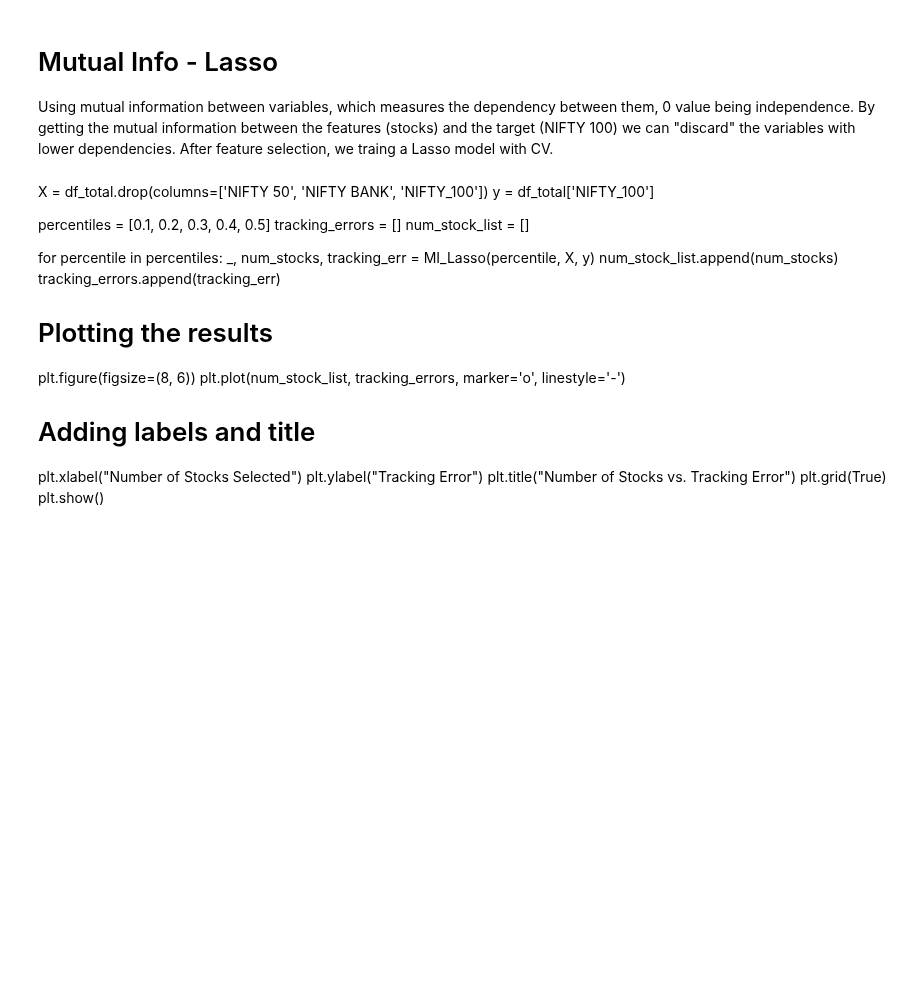
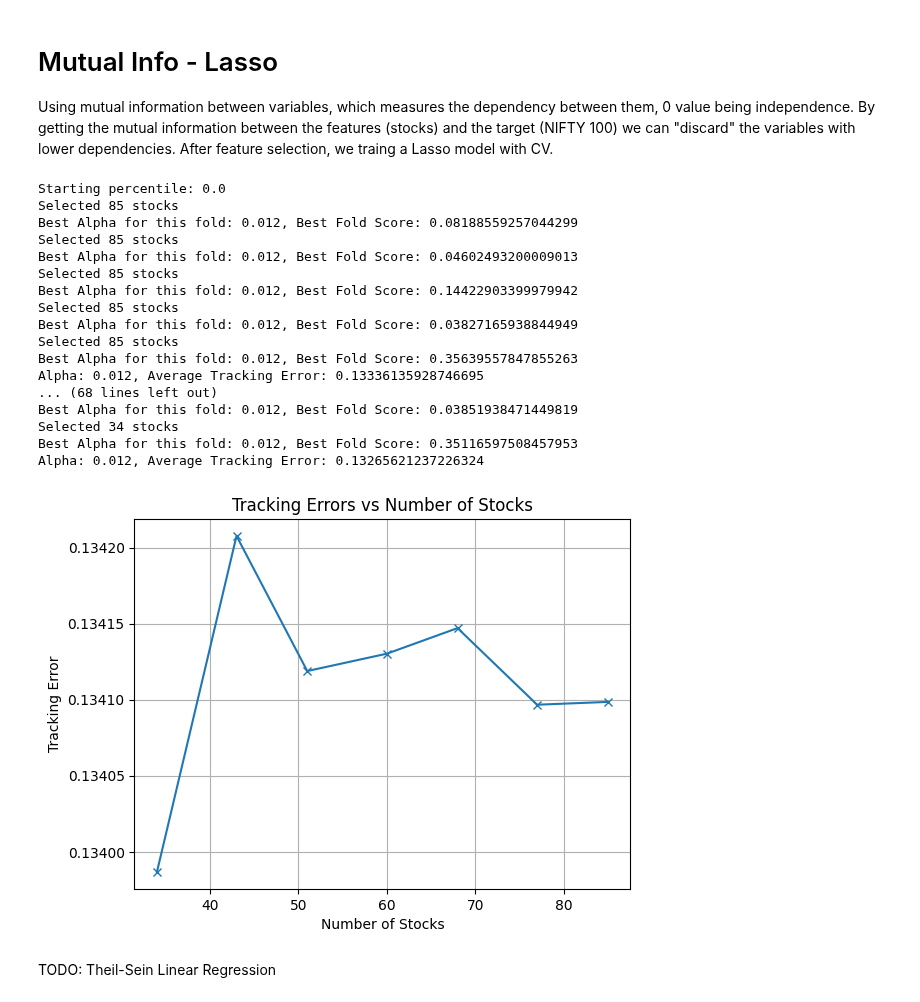
Before and after one commit to dbriito13/CSCA5622, a Jupyter notebook: nifty-50-partial-replication.ipynb, the cells around one changed output. Cells and saved outputs as stored; diff of their text form; code cells hidden in the pictures; blank space fills up the shorter version.

```diff
--- a/nifty-50-partial-replication.ipynb
+++ b/nifty-50-partial-replication.ipynb
@@ -188,7 +188,7 @@ def Lasso_Lasso(alpha, X, y):
 
         selector = SelectFromModel(lasso_fs, threshold=10e-10, max_features=None)  # Adjust threshold as needed
         X_selected_train = selector.transform(X_scaled)
-        X_selected_test = selector.transform(X_scaled)
+        X_selected_test = selector.transform(X_test_cv)
 
         selected_features = np.where(selector.get_support())[0]
         print(f"Selected {len(selected_features)} stocks")
@@ -378,23 +395,52 @@ def MI_Lasso(percentile, X, y):
-# %% [markdown]
-X = df_total.drop(columns=['NIFTY 50', 'NIFTY BANK', 'NIFTY_100'])
-y = df_total['NIFTY_100']
-
-percentiles = [0.1, 0.2, 0.3, 0.4, 0.5]
-tracking_errors = []
-num_stock_list = []
-
-for percentile in percentiles:
-    _, num_stocks, tracking_err = MI_Lasso(percentile, X, y)
-    num_stock_list.append(num_stocks)
-    tracking_errors.append(tracking_err)
-
-# Plotting the results
-plt.figure(figsize=(8, 6))
-plt.plot(num_stock_list, tracking_errors, marker='o', linestyle='-')
-
-# Adding labels and title
-plt.xlabel("Number of Stocks Selected")
-plt.ylabel("Tracking Error")
-plt.title("Number of Stocks vs. Tracking Error")
-plt.grid(True)
-plt.show()
+# %%
+df_total_z = df_total.replace(0, np.nan)  # Convert zeroes back to NaNs
+df_total_returns = df_total_z.pct_change().dropna()
+df_total_returns = 100*df_total_returns
+X = df_total_returns.drop(columns=['NIFTY 50', 'NIFTY BANK', 'NIFTY_100'])
+y = df_total_returns['NIFTY_100']
+
+alphas = [0.001, 0.002, 0.003, 0.004, 0.005, 0.006, 0.007, 0.008, 0.009, 0.01, 0.011, 0.012]
+tracking_errors = []
+adj_tracking_errors = []
+num_stocks_list = []
+
+percentiles = [0.0, 0.1, 0.2, 0.3, 0.4, 0.5, 0.6]
+
+for percentile in percentiles:
+    print(f"Starting percentile: {percentile}")
+    _, num_stocks, tracking_err, adj_tracking_err = MI_Lasso(percentile, X, y)
+    num_stocks_list.append(num_stocks)
+    tracking_errors.append(tracking_err)
+    adj_tracking_errors.append(adj_tracking_err)
+
+# Plotting the results
+fig, ax1 = plt.subplots()
+
+# Plotting number of stocks on the primary y-axis
+plt.plot(num_stocks_list, adj_tracking_errors, marker='x')
+plt.xlabel('Number of Stocks')
+plt.ylabel('Tracking Error')
+plt.title('Tracking Errors vs Number of Stocks')
+plt.grid(True)
+plt.show()
+# %% [output]
+Starting percentile: 0.0
+Selected 85 stocks
+Best Alpha for this fold: 0.012, Best Fold Score: 0.08188559257044299
+Selected 85 stocks
+Best Alpha for this fold: 0.012, Best Fold Score: 0.04602493200009013
+Selected 85 stocks
+Best Alpha for this fold: 0.012, Best Fold Score: 0.14422903399979942
+Selected 85 stocks
+Best Alpha for this fold: 0.012, Best Fold Score: 0.03827165938844949
+Selected 85 stocks
+Best Alpha for this fold: 0.012, Best Fold Score: 0.35639557847855263
+Alpha: 0.012, Average Tracking Error: 0.13336135928746695
+... (68 lines left out)
+Best Alpha for this fold: 0.012, Best Fold Score: 0.03851938471449819
+Selected 34 stocks
+Best Alpha for this fold: 0.012, Best Fold Score: 0.35116597508457953
+Alpha: 0.012, Average Tracking Error: 0.13265621237226324
+[figure, added]
+# %% [markdown]
+TODO: Theil-Sein Linear Regression
```
Also changed, not shown: parts of 2 cells of this notebook.
